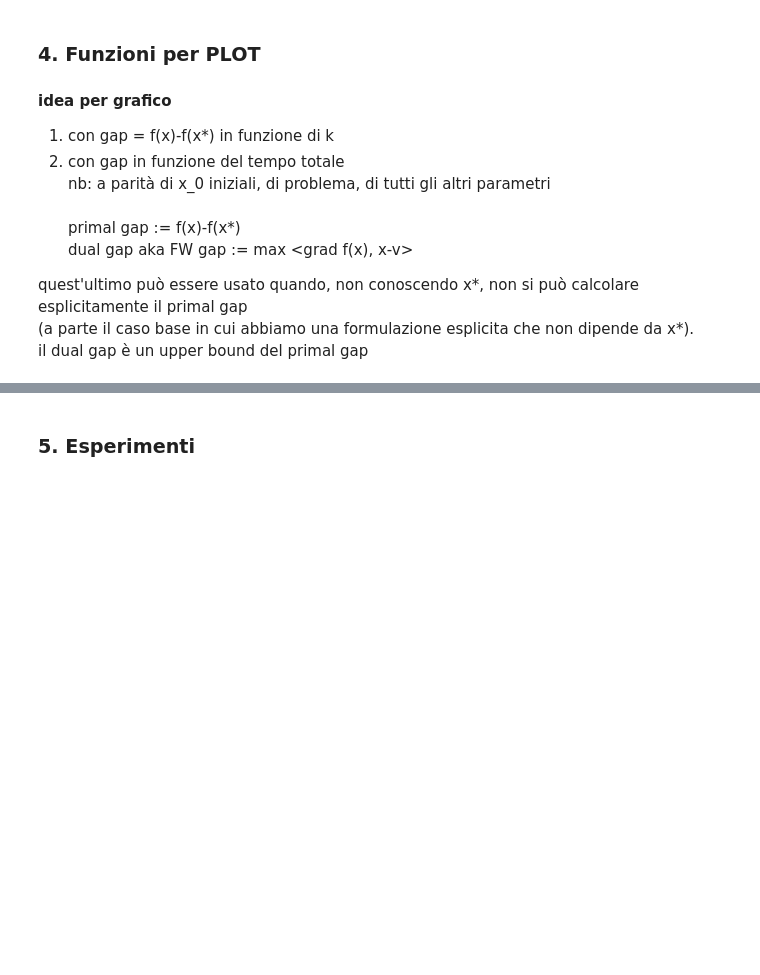
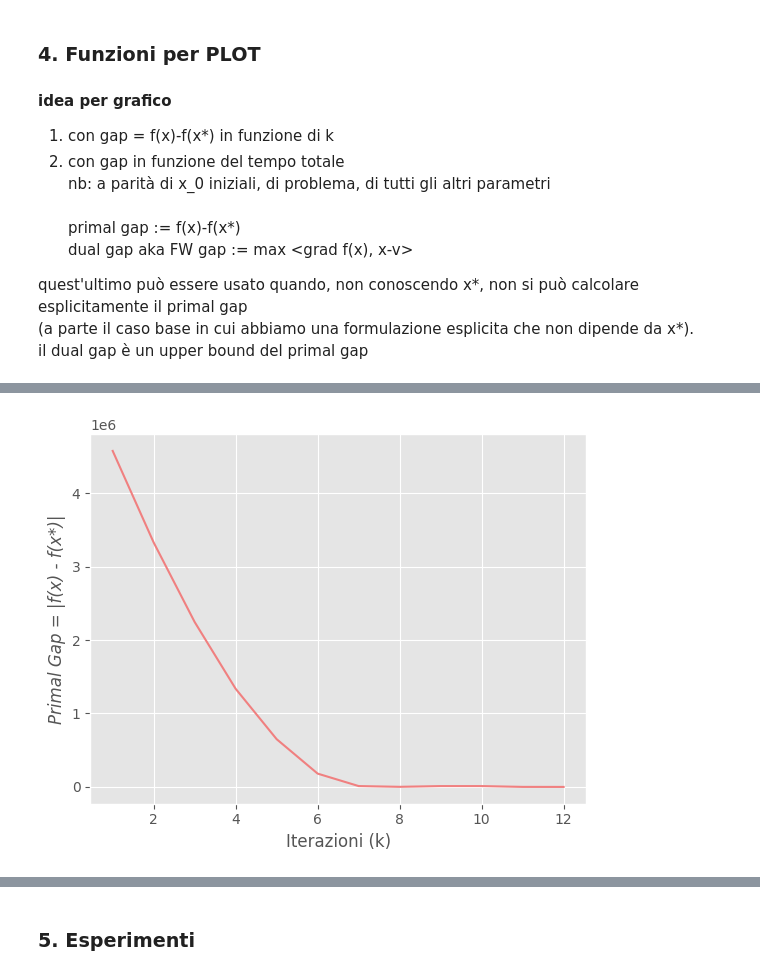
Before and after one commit to vpicchianti/Optimization-for-Data-Science, a Jupyter notebook: functions.ipynb, the cells around one changed output, grey strips where cells are left out. Saved outputs shown, nothing was run; the diff lists cells and outputs as text; code cells hidden in the pictures; blank space fills up the shorter version.

```diff
--- a/functions.ipynb
+++ b/functions.ipynb
@@ -559,0 +630,4 @@ il dual gap è un upper bound del primal gap
+# %%
+plot_primal_gap(valori_f, x)
+# %% [output]
+[figure, added]
```
Also changed, not shown: parts of 11 cells of this notebook.
